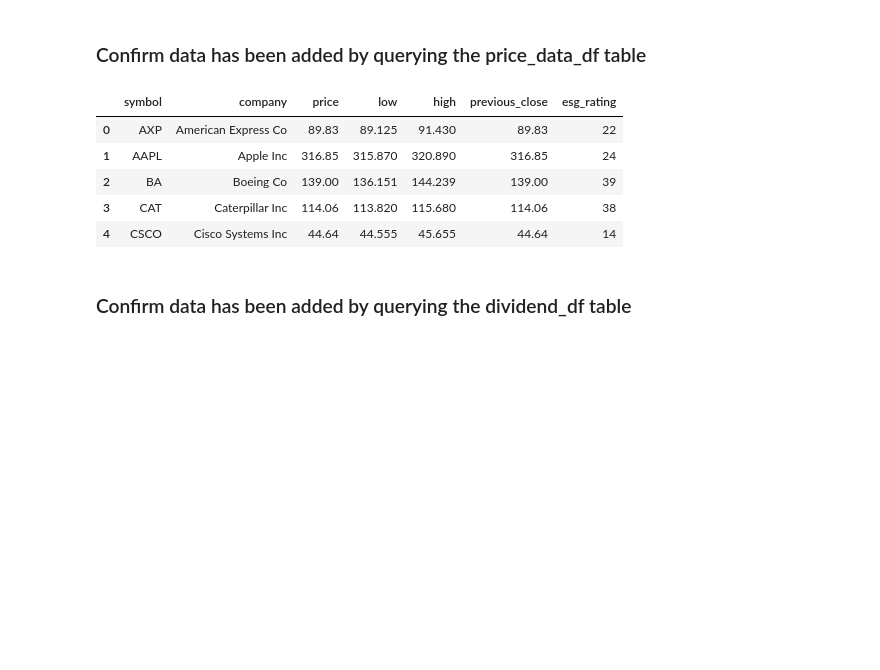
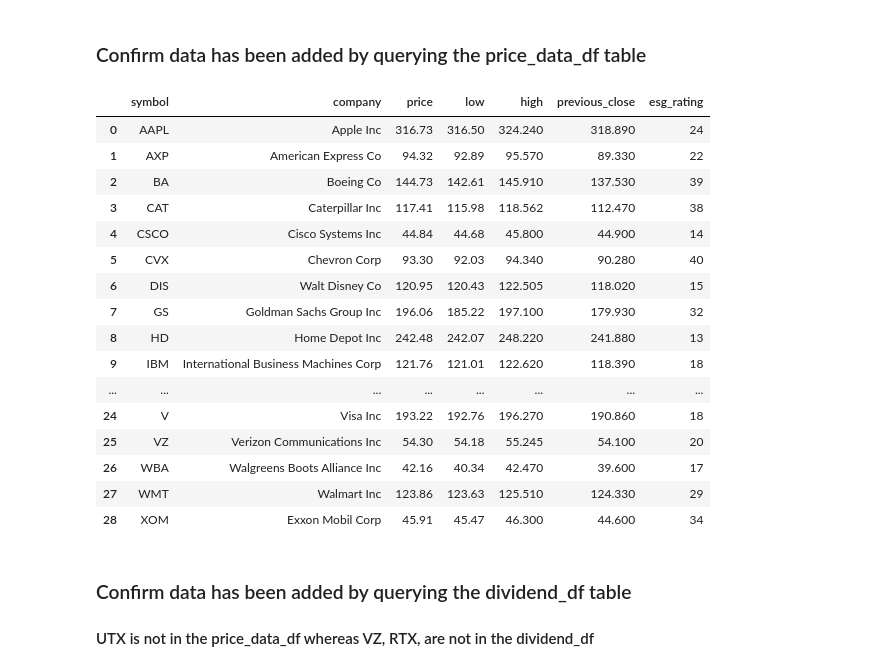
Before and after one commit to zhaoyun95/etl-of-dow-30-stocks-data, a Jupyter notebook: etl-project.ipynb, the cells around one changed output. Saved outputs shown, nothing was run; the diff lists cells and outputs as text; code cells hidden in the pictures; blank space fills up the shorter version.

```diff
--- a/etl-project.ipynb
+++ b/etl-project.ipynb
@@ -276,14 +275,26 @@ dividend_df.to_sql(name='dividend_df', con=engine, if_exists='append', index=Fal
 # %% [markdown]
 ### Confirm data has been added by querying the price_data_df table
 # %%
-pd.read_sql_query('select * from price_data_df', con=engine).head()
+pd.read_sql_query('select * from price_data_df ORDER BY symbol ASC', con=engine)
 # %% [output]
 |  | symbol | company | price | low | high | previous_close | esg_rating |
-| 0 | AXP | American Express Co | 89.83 | 89.125 | 91.430 | 89.83 | 22 |
-| 1 | AAPL | Apple Inc | 316.85 | 315.870 | 320.890 | 316.85 | 24 |
-| 2 | BA | Boeing Co | 139.00 | 136.151 | 144.239 | 139.00 | 39 |
-| 3 | CAT | Caterpillar Inc | 114.06 | 113.820 | 115.680 | 114.06 | 38 |
-| 4 | CSCO | Cisco Systems Inc | 44.64 | 44.555 | 45.655 | 44.64 | 14 |
+| 0 | AAPL | Apple Inc | 316.73 | 316.50 | 324.240 | 318.890 | 24 |
+| 1 | AXP | American Express Co | 94.32 | 92.89 | 95.570 | 89.330 | 22 |
+| 2 | BA | Boeing Co | 144.73 | 142.61 | 145.910 | 137.530 | 39 |
+| 3 | CAT | Caterpillar Inc | 117.41 | 115.98 | 118.562 | 112.470 | 38 |
+| 4 | CSCO | Cisco Systems Inc | 44.84 | 44.68 | 45.800 | 44.900 | 14 |
+| 5 | CVX | Chevron Corp | 93.30 | 92.03 | 94.340 | 90.280 | 40 |
+| 6 | DIS | Walt Disney Co | 120.95 | 120.43 | 122.505 | 118.020 | 15 |
+| 7 | GS | Goldman Sachs Group Inc | 196.06 | 185.22 | 197.100 | 179.930 | 32 |
+| 8 | HD | Home Depot Inc | 242.48 | 242.07 | 248.220 | 241.880 | 13 |
+| 9 | IBM | International Business Machines Corp | 121.76 | 121.01 | 122.620 | 118.390 | 18 |
+| ... | ... | ... | ... | ... | ... | ... | ... |
+| 24 | V | Visa Inc | 193.22 | 192.76 | 196.270 | 190.860 | 18 |
+| 25 | VZ | Verizon Communications Inc | 54.30 | 54.18 | 55.245 | 54.100 | 20 |
+| 26 | WBA | Walgreens Boots Alliance Inc | 42.16 | 40.34 | 42.470 | 39.600 | 17 |
+| 27 | WMT | Walmart Inc | 123.86 | 123.63 | 125.510 | 124.330 | 29 |
+| 28 | XOM | Exxon Mobil Corp | 45.91 | 45.47 | 46.300 | 44.600 | 34 |
 # %% [markdown]
 ### Confirm data has been added by querying the dividend_df table
+#### UTX  is not in the price_data_df whereas VZ, RTX, are not in the dividend_df
 # %%
```
Also changed, not shown: parts of 22 cells of this notebook, 5 other files.
